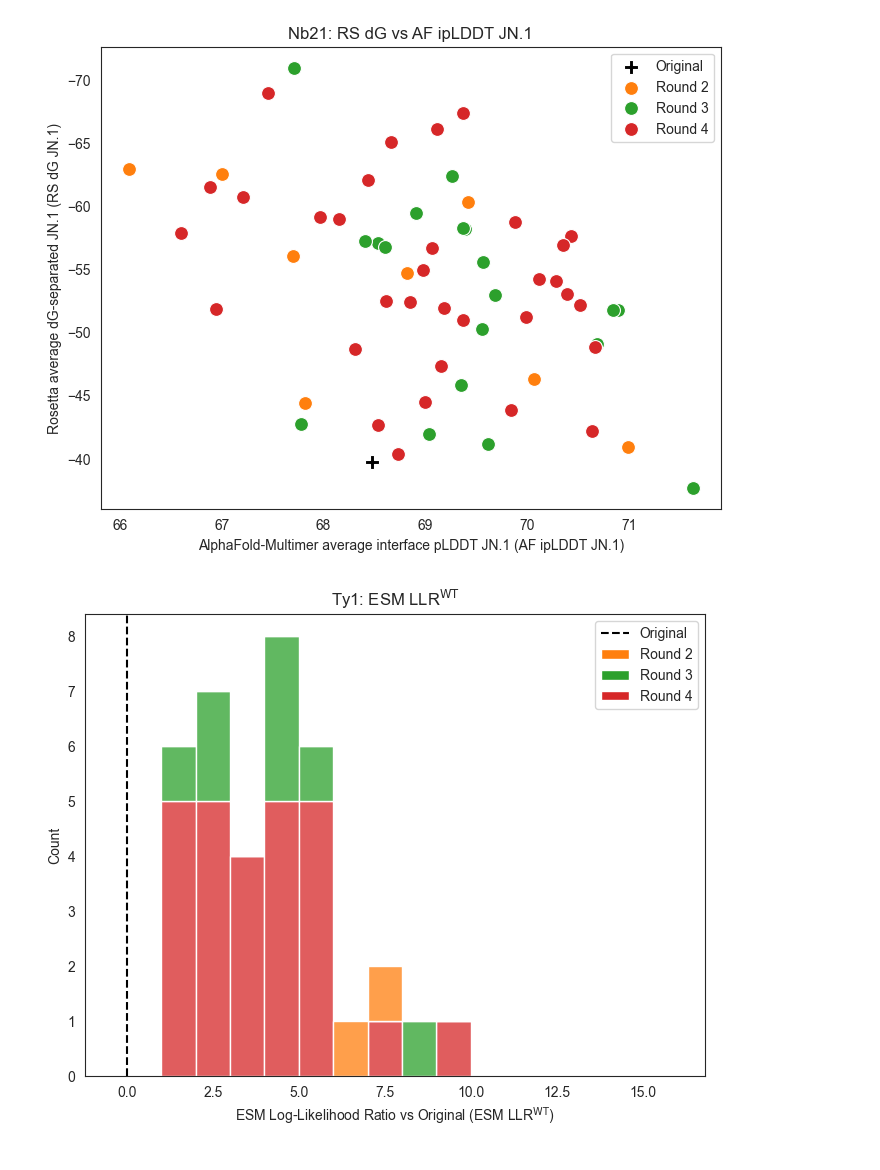
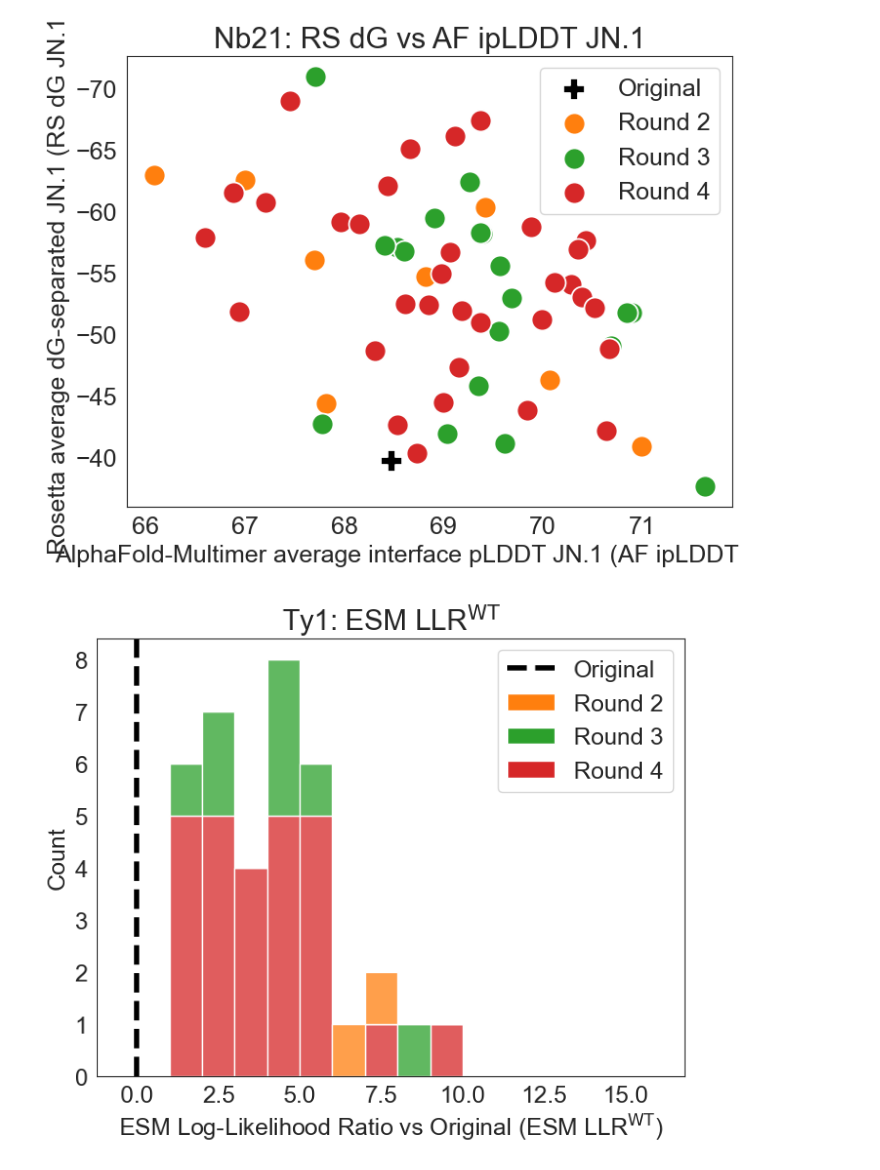
Before and after one commit to yehonathank/virtual-lab, a Jupyter notebook: nanobody_design/plot_results_workflow_2.ipynb, the cells around one changed output. Cells and saved outputs as stored; diff of their text form; code cells hidden in the pictures.

```diff
--- a/nanobody_design/plot_results_workflow_2.ipynb
+++ b/nanobody_design/plot_results_workflow_2.ipynb
@@ -17,15 +20,18 @@ sns.set_style("white")
 
 figure_dir = Path("figures/nanobody_analysis_workflow_2")
 figure_dir.mkdir(parents=True, exist_ok=True)
+
+linewidth = 4
+s = 250
 # %%
 # Plot ESM scores across rounds (all top 50 designs per input nanobody sequence)
 for nanobody in nanobodies:
     fig, ax = plt.subplots(1, 1, figsize=(8, 6))
-    ax.axvline(0, color="black", linestyle="--", label="Input Sequence")
+    ax.axvline(0, color="black", linestyle="--", label="Input Sequence", linewidth=linewidth)
     for round_num in range(1, max_round + 1):
         scores_path = scores_dir / f"round_{round_num}_scores" / f"{nanobody}_all.csv"
         scores = pd.read_csv(scores_path)
-        sns.kdeplot(data=scores, x="log_likelihood_ratio", label=f"Round {round_num}", ax=ax)
+        sns.kdeplot(data=scores, x="log_likelihood_ratio", label=f"Round {round_num}", ax=ax, linewidth=linewidth)
     ax.set_title(f"{nanobody}: ESM LLR")
     ax.set_xlabel("ESM Log-Likelihood Ratio (LLR)")
     plt.legend()
@@ -42,7 +48,7 @@ for spike in spikes:
             scores_path = scores_dir / f"round_{round_num}_scores" / f"{nanobody}.csv"
             scores = pd.read_csv(scores_path)
             kwargs = {"label": f"Round {round_num}"} if round_num > 0 else {"label": "Original", "color": "black", "marker": "P", "zorder": 10}
-            sns.scatterplot(data=scores, x=f"Average_Interface_pLDDT_{spike}", y=f"Average dG_separated_{spike}", ax=ax, s=100, **kwargs)
+            sns.scatterplot(data=scores, x=f"Average_Interface_pLDDT_{spike}", y=f"Average dG_separated_{spike}", ax=ax, s=s, **kwargs)
         ax.invert_yaxis()
         ax.set_title(f"{nanobody}: RS dG {spike} vs AF ipLDDT {spike}")
         ax.set_xlabel(f"AlphaFold-Multimer average interface pLDDT {spike} (AF ipLDDT {spike})")
@@ -61,7 +67,7 @@ for nanobody in nanobodies:
     for round_num in range(1, max_round + 1):
         scores_path = scores_dir / f"round_{round_num}_scores" / f"{nanobody}.csv"
         scores = pd.read_csv(scores_path)
-        sns.kdeplot(data=scores, x="weighted_score", label=f"Round {round_num}", ax=ax)
+        sns.kdeplot(data=scores, x="weighted_score", label=f"Round {round_num}", ax=ax, linewidth=linewidth)
     ax.set_title(f"{nanobody}: WS")
     ax.set_xlabel("Weighted Score (WS)")
     plt.legend()
@@ -82,7 +88,7 @@ for nanobody in nanobodies:
         if round_num in scores["round_num"].values:
             plt.bar(0, 0, color=sns.color_palette("tab10")[round_num - 1], label=f"Round {round_num}")  # Dummy bar for legend
     sns.histplot(data=scores, x="log_likelihood_ratio_vs_original", bins=bins, multiple="stack", hue="round_num", hue_order=rounds, palette="tab10", ax=ax)
-    ax.axvline(0, color="black", linestyle="--", label="Original")
+    ax.axvline(0, color="black", linestyle="--", label="Original", linewidth=linewidth)
     ax.set_title(f"{nanobody}: " + r"ESM LLR$^{\text{WT}}$")
     ax.set_xlabel(r"ESM Log-Likelihood Ratio vs Original (ESM LLR$^{\text{WT}}$)")
     plt.legend()
@@ -92,10 +98,10 @@ for nanobody in nanobodies:
     for spike in spikes:
         fig, ax = plt.subplots(1, 1, figsize=(8, 6))
         original = pd.read_csv(scores_dir / "round_0_scores" / f"{nanobody}.csv")
-        sns.scatterplot(data=original, x=f"Average_Interface_pLDDT_{spike}", y=f"Average dG_separated_{spike}", label="Original", color="black", marker="P", s=100, zorder=10)
+        sns.scatterplot(data=original, x=f"Average_Interface_pLDDT_{spike}", y=f"Average dG_separated_{spike}", label="Original", color="black", marker="P", s=s, zorder=10)
         for round_num in range(1, max_round + 1):
             round_scores = scores[scores["round_num"] == round_num]
-            sns.scatterplot(data=round_scores, x=f"Average_Interface_pLDDT_{spike}", y=f"Average dG_separated_{spike}", label=f"Round {round_num}", s=100, ax=ax)
+            sns.scatterplot(data=round_scores, x=f"Average_Interface_pLDDT_{spike}", y=f"Average dG_separated_{spike}", label=f"Round {round_num}", s=s, ax=ax)
         ax.invert_yaxis()
         ax.set_title(f"{nanobody}: RS dG vs AF ipLDDT {spike}")
         ax.set_xlabel(f"AlphaFold-Multimer average interface pLDDT {spike} (AF ipLDDT {spike})")
@@ -108,2 +114,2 @@ for nanobody in nanobodies:
-[figure, old version]
+[figure, new version]
-[figure, old version]
+[figure, new version]
```
Also changed, not shown: parts of 5 cells of this notebook, 1 other file.
